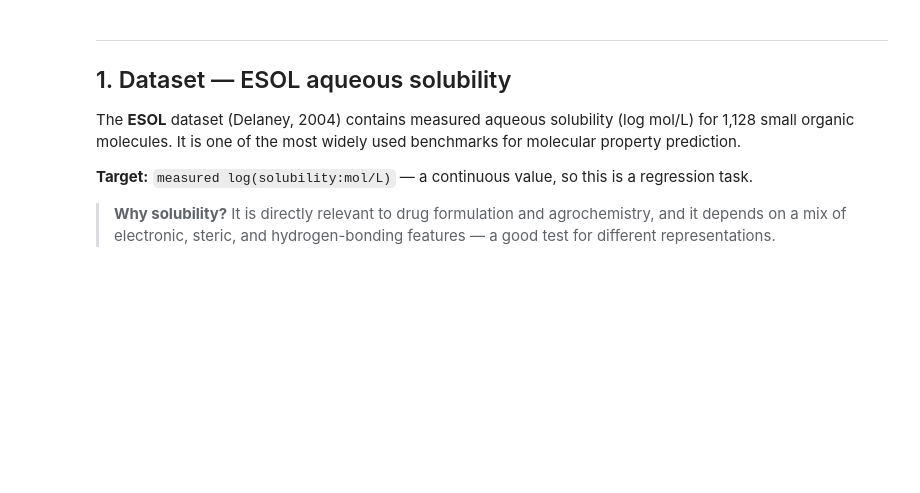
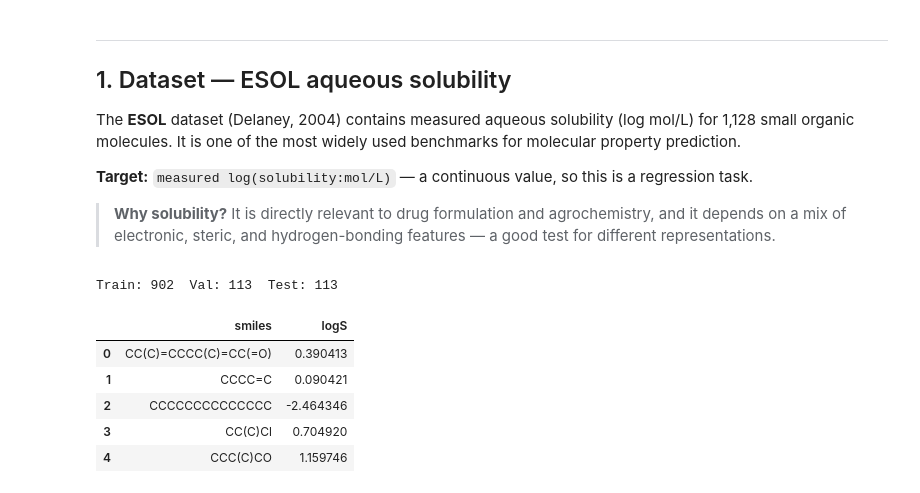
Before and after one commit to julschleinitz/ai4chemistry-bootcamp, a Jupyter notebook: tutorials/molecular-representations.ipynb, the cells around one changed output. Drawn from its saved outputs; the diff is of its cells as text; code cells hidden in the pictures; blank space fills up the shorter version.

```diff
--- a/tutorials/molecular-representations.ipynb
+++ b/tutorials/molecular-representations.ipynb
@@ -73,20 +78,30 @@ The **ESOL** dataset (Delaney, 2004) contains measured aqueous solubility (log m
 # %%
 # Load ESOL directly from DeepChem's MoleculeNet
 import deepchem as dc
 
 tasks, datasets, transformers = dc.molnet.load_delaney(featurizer='Raw', splitter='scaffold')
 train_ds, val_ds, test_ds = datasets
 
 # Convert to a flat DataFrame for easier manipulation
+# featurizer='Raw' puts RDKit Mol objects in ds.X, not SMILES strings —
+# ds.ids holds the original SMILES regardless of featurizer, so use that.
 def dataset_to_df(ds):
-    smiles = [x.smiles if hasattr(x, 'smiles') else str(x) for x in ds.X]
+    smiles = list(ds.ids)
     y = ds.y.flatten()
     return pd.DataFrame({'smiles': smiles, 'logS': y})
 
 df_train = dataset_to_df(train_ds)
 df_val   = dataset_to_df(val_ds)
 df_test  = dataset_to_df(test_ds)
 df_all   = pd.concat([df_train, df_val, df_test], ignore_index=True)
 
 print(f"Train: {len(df_train)}  Val: {len(df_val)}  Test: {len(df_test)}")
 df_train.head()
+# %% [output]
+Train: 902  Val: 113  Test: 113
+|  | smiles | logS |
+| 0 | CC(C)=CCCC(C)=CC(=O) | 0.390413 |
+| 1 | CCCC=C | 0.090421 |
+| 2 | CCCCCCCCCCCCCC | -2.464346 |
+| 3 | CC(C)Cl | 0.704920 |
+| 4 | CCC(C)CO | 1.159746 |
```
Also changed, not shown: parts of 46 cells of this notebook, 1 other file.
